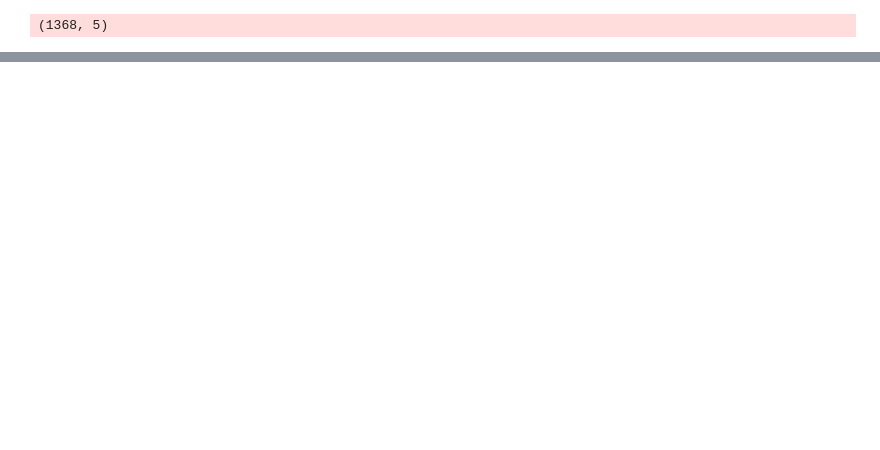
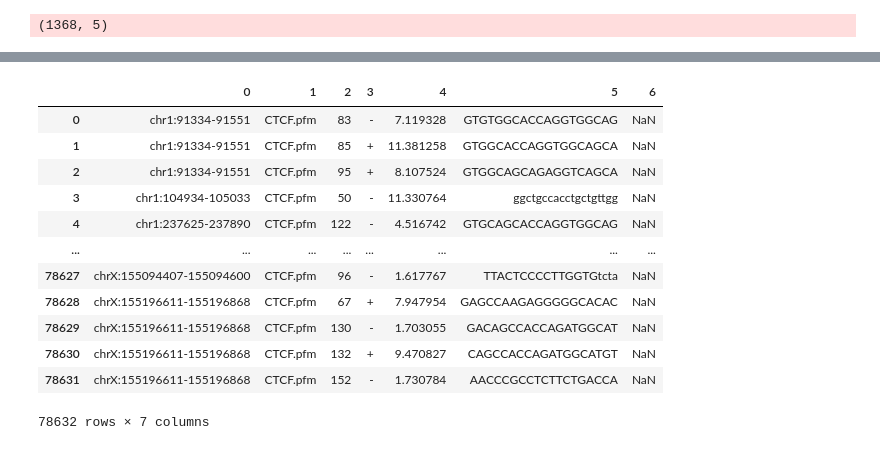
Before and after one commit to TeamSundar/TFactorNN, a Jupyter notebook: eda.ipynb, the cells around one changed output, grey strips where cells are left out. Drawn from its saved outputs; the diff is of its cells as text; code cells hidden in the pictures; blank space fills up the shorter version.

```diff
--- a/eda.ipynb
+++ b/eda.ipynb
@@ -157,13 +145,0 @@ DescribeResult(nobs=156, minmax=(127.5861748723033, 2102.914861788618), mean=412
-# %%
-means=[]
-for acc in tqdm(master_record['File accession'].values):
-    try:
-        data = pd.read_csv('encode/20210418_hg19_8461ex/data/'+acc+'.bed', sep='\t', header=None)
-        list_ = abs(data[1].values-data[2].values)
-        means.append(np.mean(list_))
-    except:
-        pass
-        #print(acc)
-    print(means)
-plt.hist(means, bins=30)
-print(stats.describe(means))
@@ -209,0 +164,6 @@ DescribeResult(nobs=811, minmax=(127.5861748723033, 2877.201112537441), mean=367
+# %%
+# Analyse MOODS output and fasta seqs
+for file_ in os.listdir('encode/moods_out_'):
+    coord = pd.read_csv('encode/moods_out_/'+file_, header = None)
+    print(coord)
+    break
@@ -210,3 +188,19 @@ DescribeResult(nobs=811, minmax=(127.5861748723033, 2877.201112537441), mean=367
+# %%
+coord
+# %% [output]
+|  | 0 | 1 | 2 | 3 | 4 | 5 | 6 |
+| 0 | chr1:91334-91551 | CTCF.pfm | 83 | - | 7.119328 | GTGTGGCACCAGGTGGCAG | NaN |
+| 1 | chr1:91334-91551 | CTCF.pfm | 85 | + | 11.381258 | GTGGCACCAGGTGGCAGCA | NaN |
+| 2 | chr1:91334-91551 | CTCF.pfm | 95 | + | 8.107524 | GTGGCAGCAGAGGTCAGCA | NaN |
+| 3 | chr1:104934-105033 | CTCF.pfm | 50 | - | 11.330764 | ggctgccacctgctgttgg | NaN |
+| 4 | chr1:237625-237890 | CTCF.pfm | 122 | - | 4.516742 | GTGCAGCACCAGGTGGCAG | NaN |
+| ... | ... | ... | ... | ... | ... | ... | ... |
+| 78627 | chrX:155094407-155094600 | CTCF.pfm | 96 | - | 1.617767 | TTACTCCCCTTGGTGtcta | NaN |
+| 78628 | chrX:155196611-155196868 | CTCF.pfm | 67 | + | 7.947954 | GAGCCAAGAGGGGGCACAC | NaN |
+| 78629 | chrX:155196611-155196868 | CTCF.pfm | 130 | - | 1.703055 | GACAGCCACCAGATGGCAT | NaN |
+| 78630 | chrX:155196611-155196868 | CTCF.pfm | 132 | + | 9.470827 | CAGCCACCAGATGGCATGT | NaN |
+| 78631 | chrX:155196611-155196868 | CTCF.pfm | 152 | - | 1.730784 | AACCCGCCTCTTCTGACCA | NaN |
+78632 rows × 7 columns
 # %%
 # from scipy.interpolate import make_interp_spline
 
```
Also changed, not shown: parts of 16 cells of this notebook, 4 other files.
